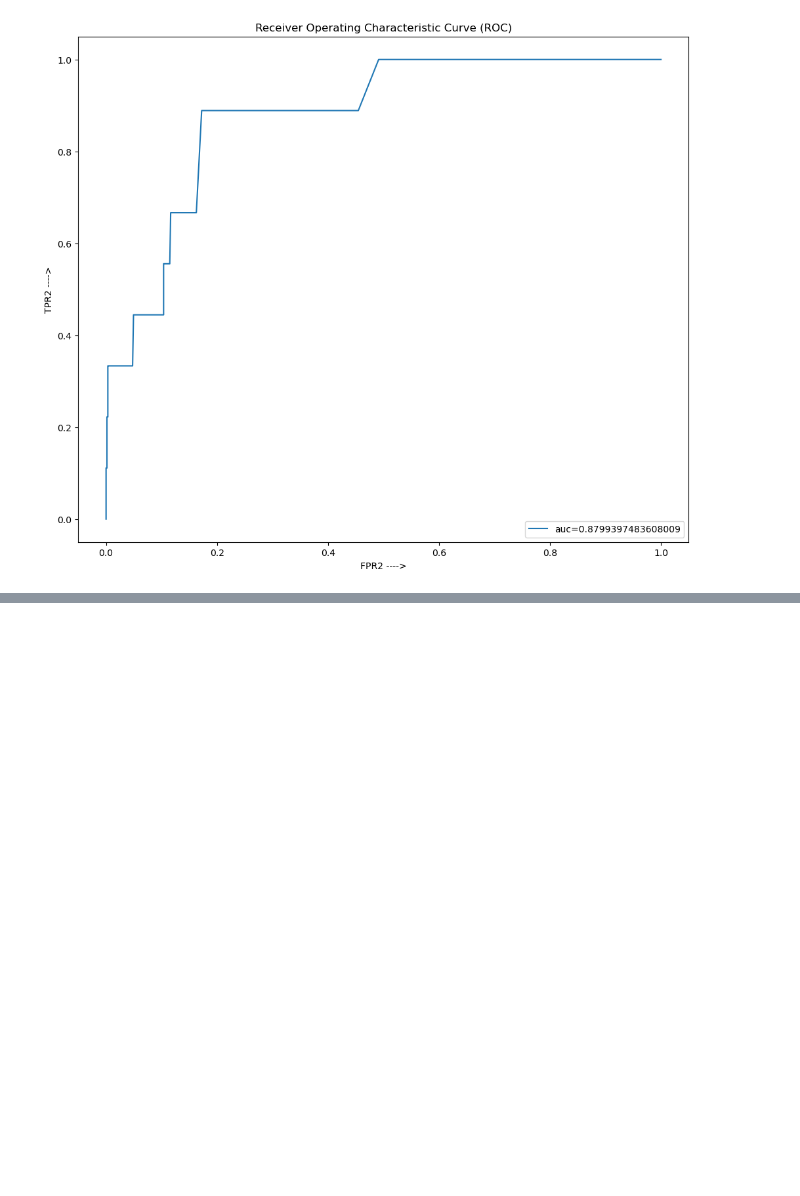
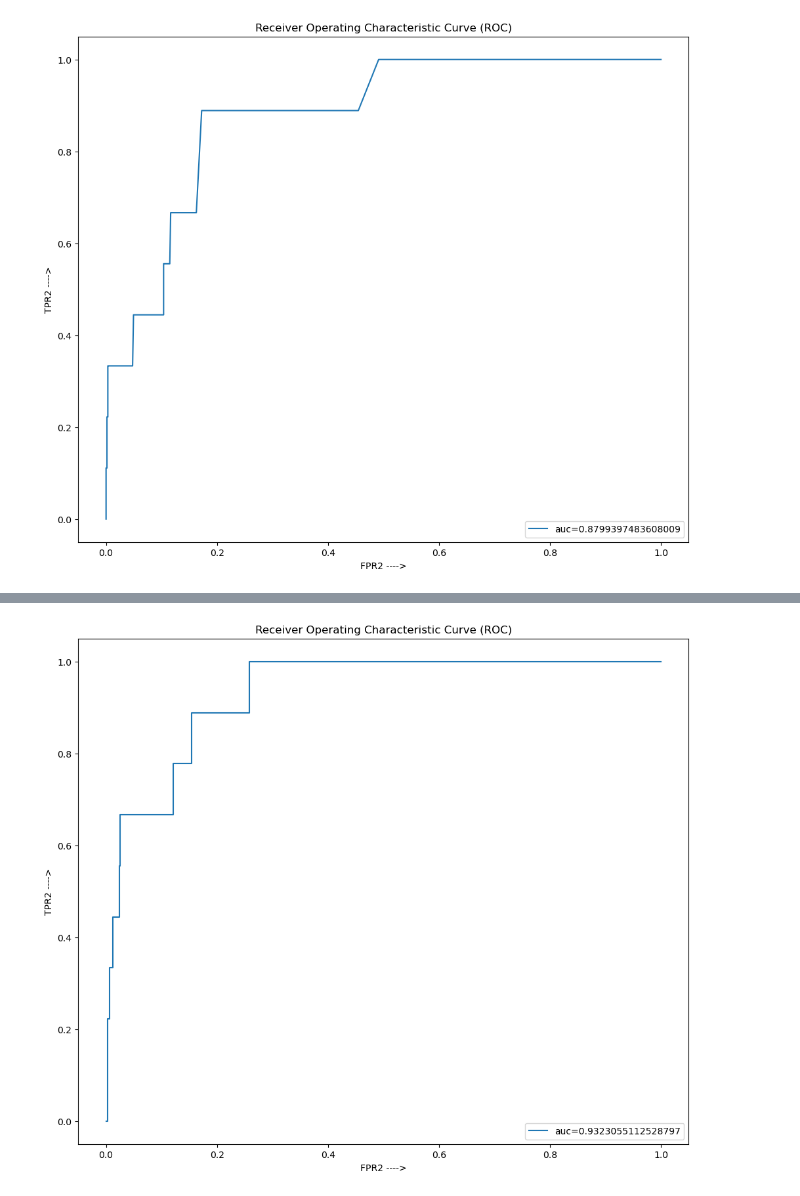
Before and after one commit to TirumaniSrilakshmi/YourCabs-ML-project, a Jupyter notebook: travelType1.ipynb, the cells around one changed output, grey strips where cells are left out. Saved outputs shown, nothing was run; the diff lists cells and outputs as text; code cells hidden in the pictures; blank space fills up the shorter version.

```diff
--- a/travelType1.ipynb
+++ b/travelType1.ipynb
@@ -536,0 +623,16 @@ NameError: name 'fit' is not defined
+# %%
+#AUC
+predictions_proba = model_gb.predict_proba(x_test)[:,1]
+fpr3,tpr3,_=roc_curve(y_test,predictions_proba,pos_label = 1)
+auc_gb = metrics.auc(fpr3,tpr3)
+# %%
+auc = metrics.roc_auc_score(y_test, predictions_proba)
+plt.figure(figsize=(12,10))
+plt.plot(fpr3,tpr3,label="auc="+str(auc))
+plt.legend(loc=4)
+plt.title("Receiver Operating Characteristic Curve (ROC)")
+plt.xlabel("FPR2 ---->")
+plt.ylabel("TPR2 ---->")
+plt.show()
+# %% [output]
+[figure, added]
```
Also changed, not shown: parts of 12 cells of this notebook.
